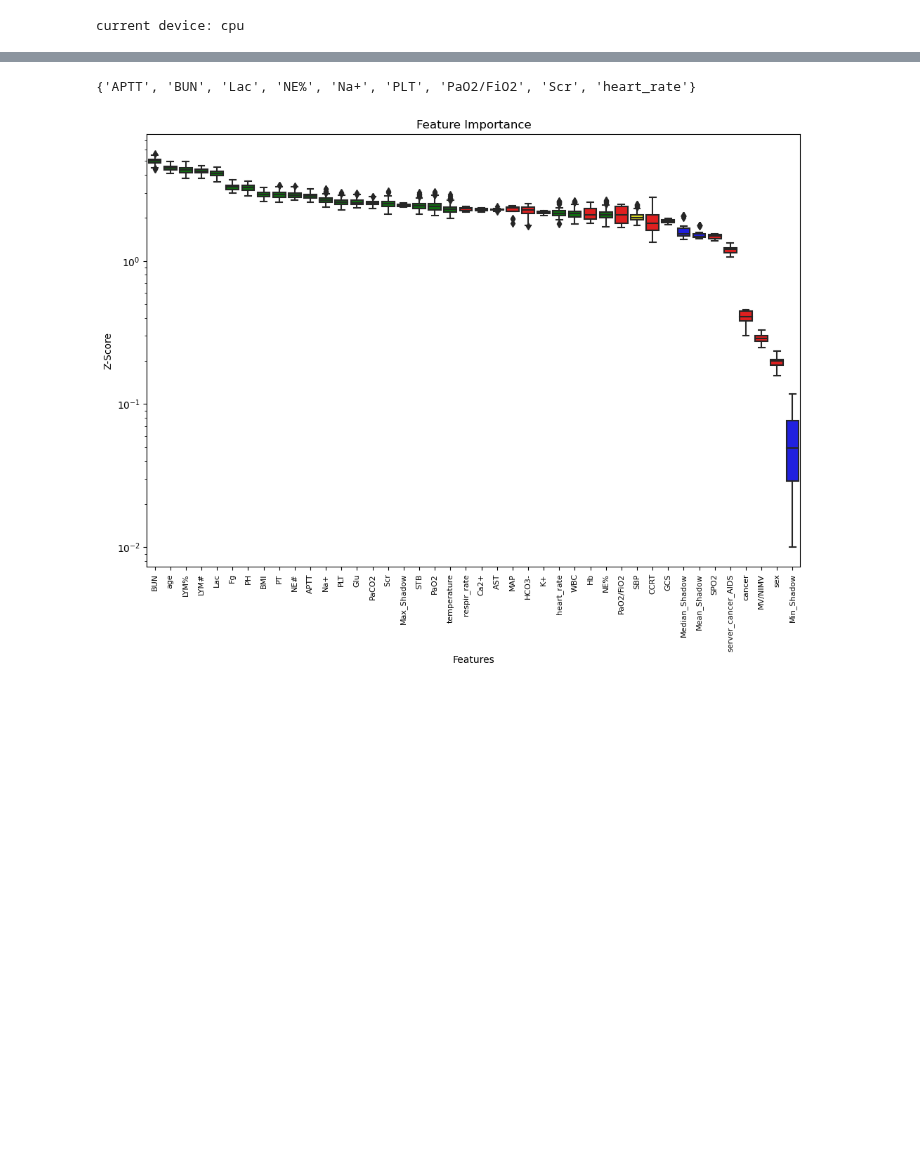
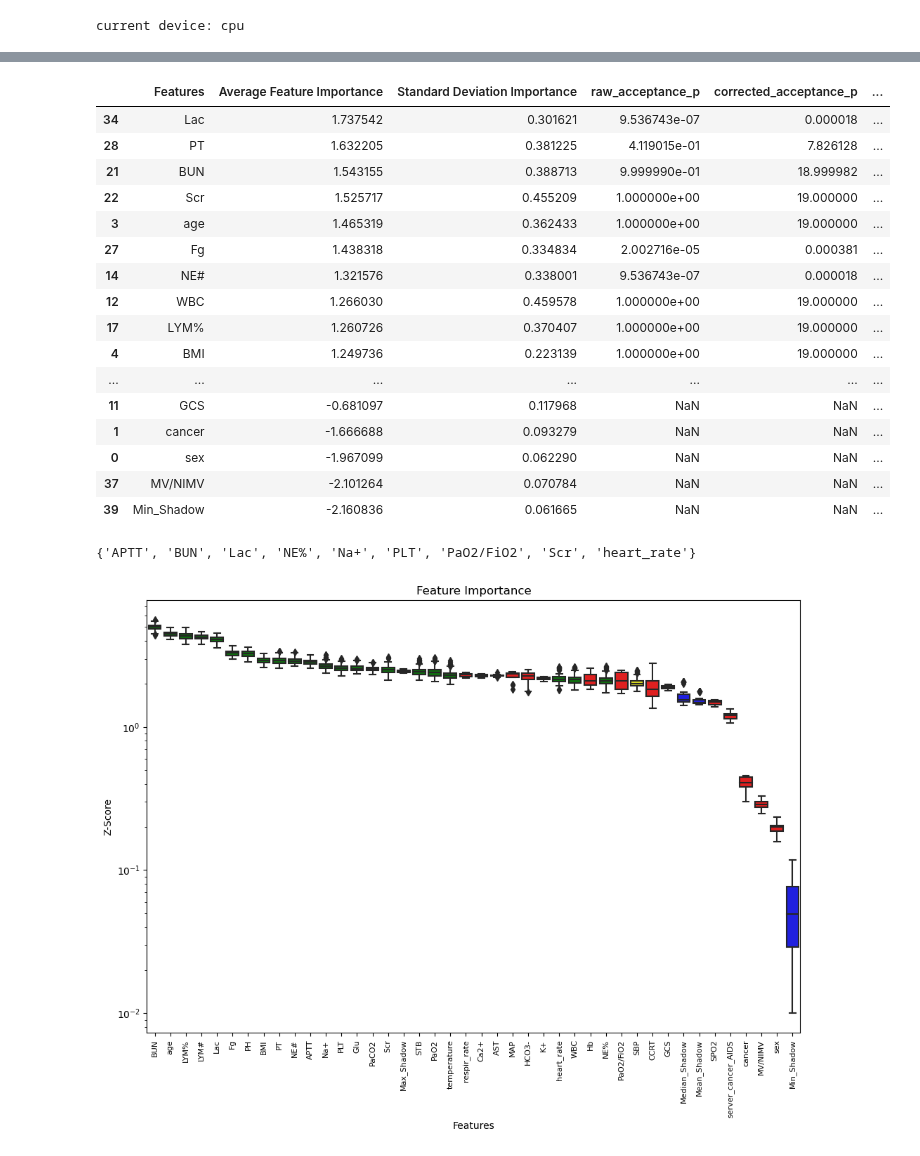
Before and after one commit to xuxu-wei/sepsis-mortality, a Jupyter notebook: data_process/feature_selection_MIMIC-borutashap.ipynb, the cells around one changed output, grey strips where cells are left out. Saved outputs shown, nothing was run; the diff lists cells and outputs as text; code cells hidden in the pictures; blank space fills up the shorter version.

```diff
--- a/data_process/feature_selection_MIMIC-borutashap.ipynb
+++ b/data_process/feature_selection_MIMIC-borutashap.ipynb
@@ -115,3 +138,23 @@ feature_selector.fit(X, y,
+# %%
+feature_selector.leaderboard()
+# %% [output]
+|  | Features | Average Feature Importance | Standard Deviation Importance | raw_acceptance_p | corrected_acceptance_p | ... |
+| 34 | Lac | 1.737542 | 0.301621 | 9.536743e-07 | 0.000018 | ... |
+| 28 | PT | 1.632205 | 0.381225 | 4.119015e-01 | 7.826128 | ... |
+| 21 | BUN | 1.543155 | 0.388713 | 9.999990e-01 | 18.999982 | ... |
+| 22 | Scr | 1.525717 | 0.455209 | 1.000000e+00 | 19.000000 | ... |
+| 3 | age | 1.465319 | 0.362433 | 1.000000e+00 | 19.000000 | ... |
+| 27 | Fg | 1.438318 | 0.334834 | 2.002716e-05 | 0.000381 | ... |
+| 14 | NE# | 1.321576 | 0.338001 | 9.536743e-07 | 0.000018 | ... |
+| 12 | WBC | 1.266030 | 0.459578 | 1.000000e+00 | 19.000000 | ... |
+| 17 | LYM% | 1.260726 | 0.370407 | 1.000000e+00 | 19.000000 | ... |
+| 4 | BMI | 1.249736 | 0.223139 | 1.000000e+00 | 19.000000 | ... |
+| ... | ... | ... | ... | ... | ... | ... |
+| 11 | GCS | -0.681097 | 0.117968 | NaN | NaN | ... |
+| 1 | cancer | -1.666688 | 0.093279 | NaN | NaN | ... |
+| 0 | sex | -1.967099 | 0.062290 | NaN | NaN | ... |
+| 37 | MV/NIMV | -2.101264 | 0.070784 | NaN | NaN | ... |
+| 39 | Min_Shadow | -2.160836 | 0.061665 | NaN | NaN | ... |
 # %%
 set_exit_sep = set(['K+', 'Scr', 'BUN', 'NE%', 'heart_rate', 'APTT', 'PLT', 'Lac', 'Na+', 'PaO2/FiO2'])
 set1 = set(['NE%', 'Fg', 'APTT', 'NIPPV', 'PH', 'Glu', 'BUN', 'NE#', 'LYM%', 'PaO2/FiO2', 'Scr', 'PLT', 'CCRT', 'WBC', 'PaO2', 'Lac', 'STB', 'age', 'BMI', 'PT', 'LYM#', 'temperature', 'PaCO2', 'Na+', 'heart_rate'])
```
Also changed, not shown: parts of 6 cells of this notebook, 1 other file.
